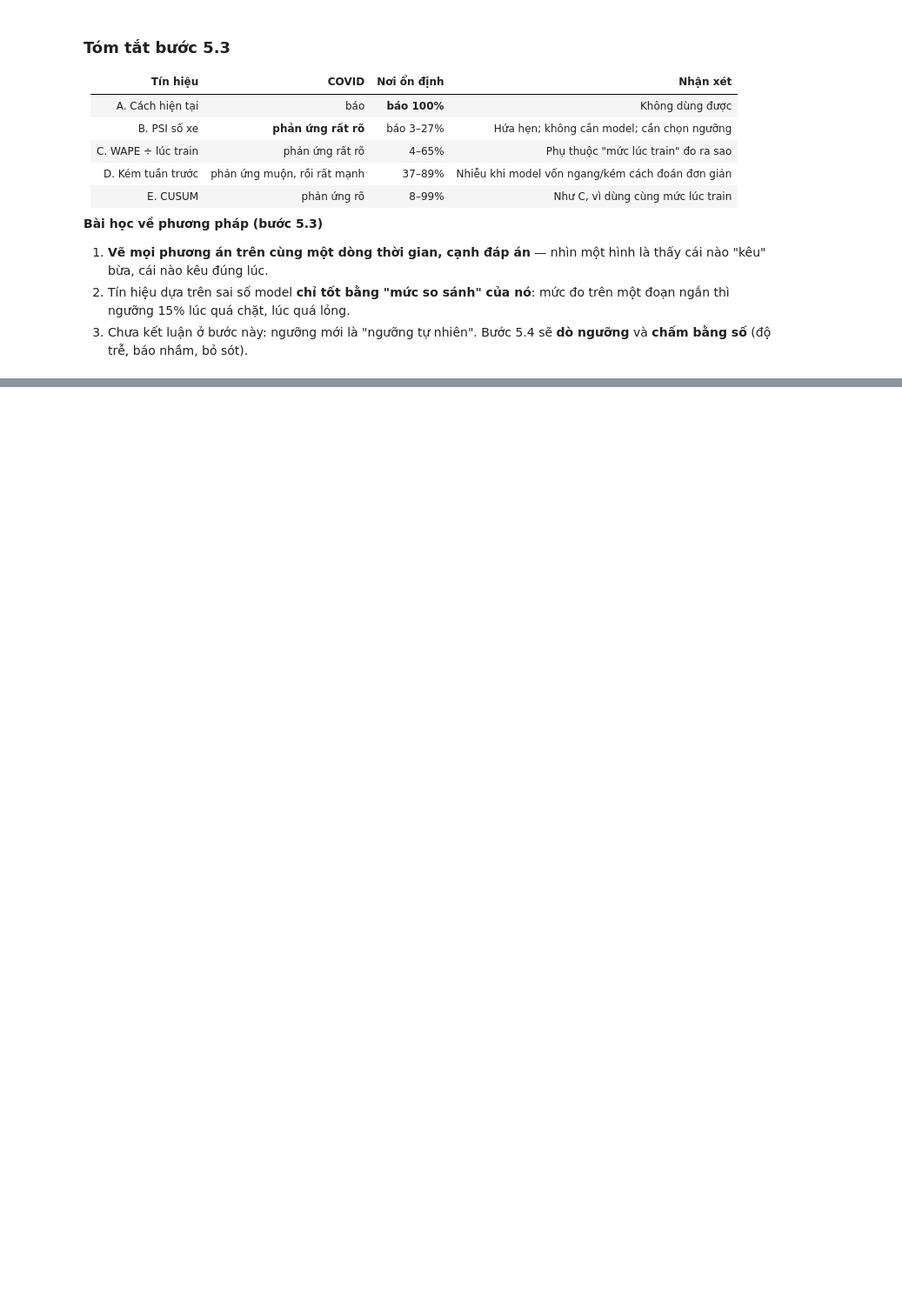
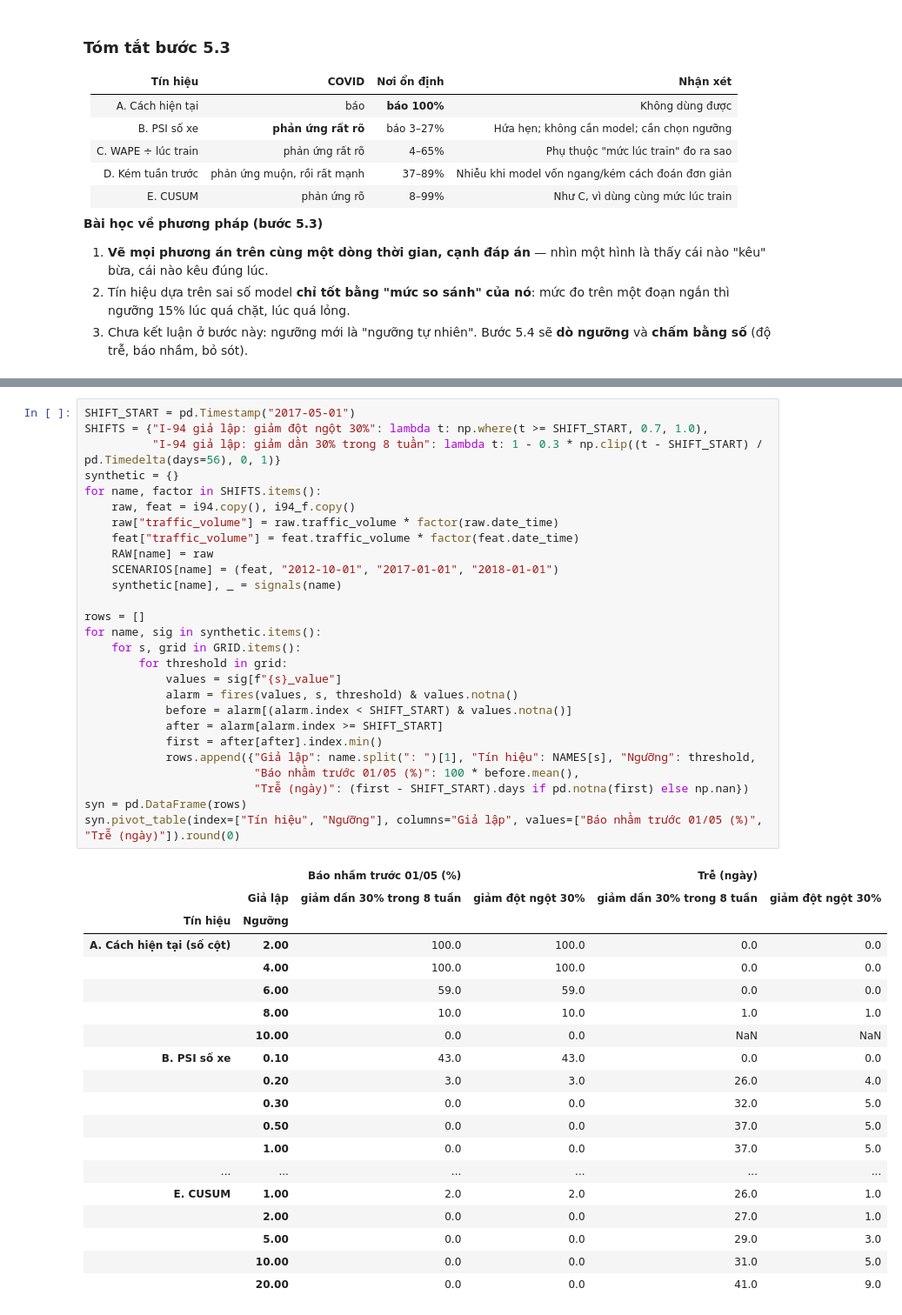
Before and after one commit to Phuctt205dev/adaptive-mlops-traffic-forecast-self-research-NT114.Q21, a Jupyter notebook: experiments/notebooks/E3-drift-retrain.ipynb, the cells around one changed output, grey strips where cells are left out. Shown at 87% size. Saved outputs shown, nothing was run; the diff lists cells and outputs as text; blank space fills up the shorter version.

```diff
--- a/experiments/notebooks/E3-drift-retrain.ipynb
+++ b/experiments/notebooks/E3-drift-retrain.ipynb
@@ -635,0 +762,47 @@ fig.tight_layout(); fig.savefig(FIG / "E3-5-signals-i94-stable.png", dpi=150); p
+# %%
+SHIFT_START = pd.Timestamp("2017-05-01")
+SHIFTS = {"I-94 giả lập: giảm đột ngột 30%": lambda t: np.where(t >= SHIFT_START, 0.7, 1.0),
+          "I-94 giả lập: giảm dần 30% trong 8 tuần": lambda t: 1 - 0.3 * np.clip((t - SHIFT_START) / pd.Timedelta(days=56), 0, 1)}
+synthetic = {}
+for name, factor in SHIFTS.items():
+    raw, feat = i94.copy(), i94_f.copy()
+    raw["traffic_volume"] = raw.traffic_volume * factor(raw.date_time)
+    feat["traffic_volume"] = feat.traffic_volume * factor(feat.date_time)
+    RAW[name] = raw
+    SCENARIOS[name] = (feat, "2012-10-01", "2017-01-01", "2018-01-01")
+    synthetic[name], _ = signals(name)
+
+rows = []
+for name, sig in synthetic.items():
+    for s, grid in GRID.items():
+        for threshold in grid:
+            values = sig[f"{s}_value"]
+            alarm = fires(values, s, threshold) & values.notna()
+            before = alarm[(alarm.index < SHIFT_START) & values.notna()]
+            after = alarm[alarm.index >= SHIFT_START]
+            first = after[after].index.min()
+            rows.append({"Giả lập": name.split(": ")[1], "Tín hiệu": NAMES[s], "Ngưỡng": threshold,
+                         "Báo nhầm trước 01/05 (%)": 100 * before.mean(),
+                         "Trễ (ngày)": (first - SHIFT_START).days if pd.notna(first) else np.nan})
+syn = pd.DataFrame(rows)
+syn.pivot_table(index=["Tín hiệu", "Ngưỡng"], columns="Giả lập", values=["Báo nhầm trước 01/05 (%)", "Trễ (ngày)"]).round(0)
+# %% [output]
+|  |  | Báo nhầm trước 01/05 (%) |  | Trễ (ngày) |  |
+|  | Giả lập | giảm dần 30% trong 8 tuần | giảm đột ngột 30% | giảm dần 30% trong 8 tuần | giảm đột ngột 30% |
+| Tín hiệu | Ngưỡng |  |  |  |  |
+| A. Cách hiện tại (số cột) | 2.00 | 100.0 | 100.0 | 0.0 | 0.0 |
+|  | 4.00 | 100.0 | 100.0 | 0.0 | 0.0 |
+|  | 6.00 | 59.0 | 59.0 | 0.0 | 0.0 |
+|  | 8.00 | 10.0 | 10.0 | 1.0 | 1.0 |
+|  | 10.00 | 0.0 | 0.0 | NaN | NaN |
+| B. PSI số xe | 0.10 | 43.0 | 43.0 | 0.0 | 0.0 |
+|  | 0.20 | 3.0 | 3.0 | 26.0 | 4.0 |
+|  | 0.30 | 0.0 | 0.0 | 32.0 | 5.0 |
+|  | 0.50 | 0.0 | 0.0 | 37.0 | 5.0 |
+|  | 1.00 | 0.0 | 0.0 | 37.0 | 5.0 |
+| ... | ... | ... | ... | ... | ... |
+| E. CUSUM | 1.00 | 2.0 | 2.0 | 26.0 | 1.0 |
+|  | 2.00 | 0.0 | 0.0 | 27.0 | 1.0 |
+|  | 5.00 | 0.0 | 0.0 | 29.0 | 3.0 |
+|  | 10.00 | 0.0 | 0.0 | 31.0 | 5.0 |
+|  | 20.00 | 0.0 | 0.0 | 41.0 | 9.0 |
```
Also changed, not shown: parts of 10 cells of this notebook, 4 other files.
